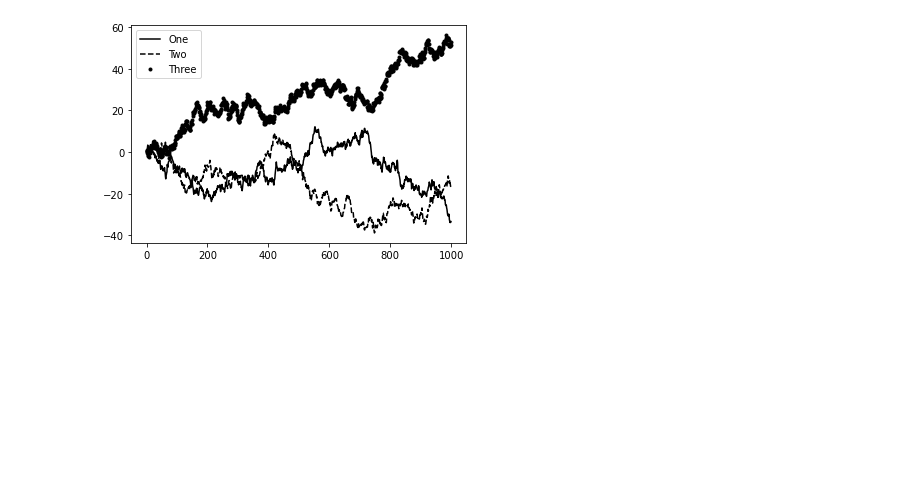
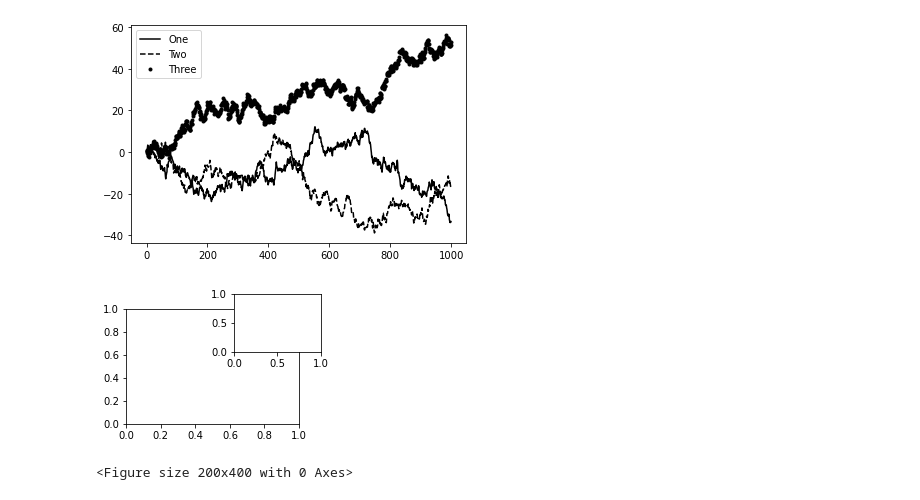
Before and after one commit to CarterMinter/CIS310, a Jupyter notebook: WK 15/python_data_visualization.ipynb, the cells around one changed output. Drawn from its saved outputs; the diff is of its cells as text; code cells hidden in the pictures; blank space fills up the shorter version.

```diff
--- a/WK 15/python_data_visualization.ipynb
+++ b/WK 15/python_data_visualization.ipynb
@@ -406,3 +407,12 @@ ax.legend(loc='best')
 fig.savefig('fig1.png')
 
 #go to week 15 in the desktop folder
+# %%
+import matplotlib.pyplot as plt
+
+fig = plt.figure()
+ax1 = fig.add_axes((0,0,0.4,0.4))
+ax2 = fig.add_axes((0.25,0.25,0.2,0.2))
+fig.savefig('figure2.png')
+# %% [output]
+[figure, added]
@@ -408,0 +421,7 @@ fig.savefig('fig1.png')
+# %%
+import matplotlib.pyplot as plt
+
+fig = plt.figure(figsize = (2, 4), dpi=100)
+fig.savefig('figure1.png')
+# %% [output]
+<Figure size 200x400 with 0 Axes>
```
Also changed, not shown: parts of 2 cells of this notebook, 6 other files.
